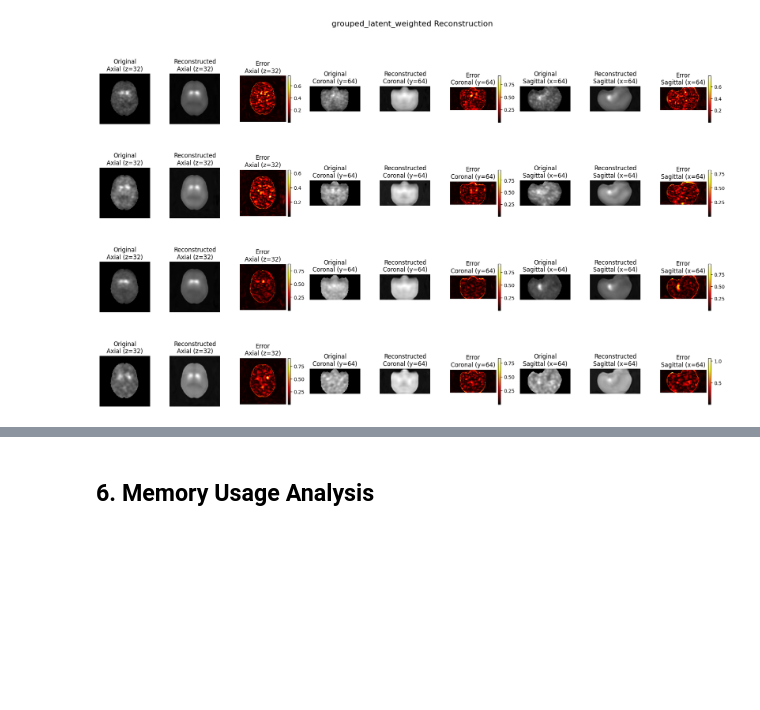
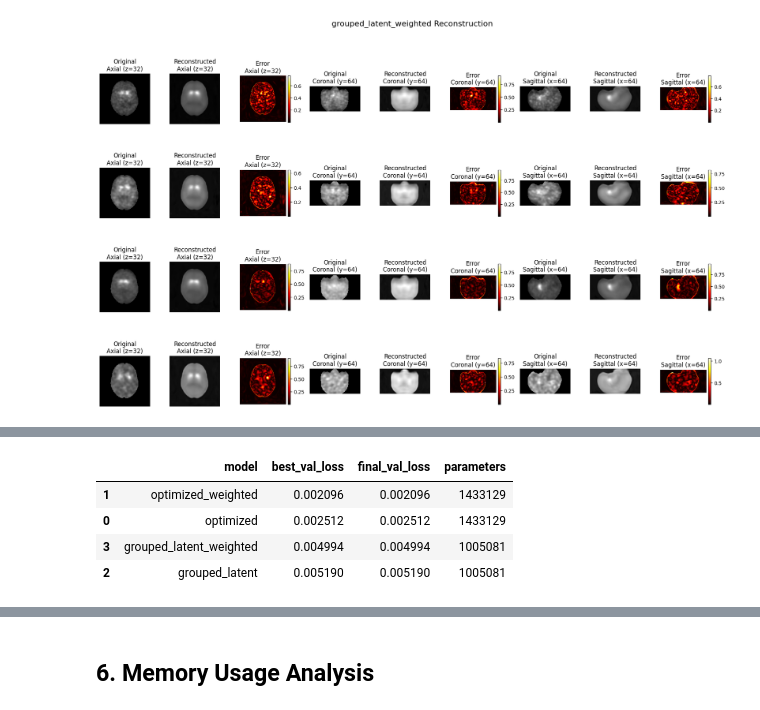
Before and after one commit to figoo210/unsupervised-parkinsons-imaging, a Jupyter notebook: autoencoder_optimization_experiments.ipynb, the cells around one changed output, grey strips where cells are left out. Saved outputs shown, nothing was run; the diff lists cells and outputs as text; code cells hidden in the pictures; blank space fills up the shorter version.

```diff
--- a/autoencoder_optimization_experiments.ipynb
+++ b/autoencoder_optimization_experiments.ipynb
@@ -1213,0 +1218,62 @@ except Exception as e:
+# %%
+from typing import Dict, Optional
+import json
+
+CHECKPOINT_MODELS = [
+    "optimized",
+    "optimized_weighted",
+    "grouped_latent",
+    "grouped_latent_weighted",
+]
+
+def load_checkpoint_artifacts(model_name: str, root: Path = Path(output_dir)) -> Optional[Dict]:
+    model_dir = root / model_name
+    metadata_path = model_dir / f"{model_name}_metadata.json"
+    best_path = model_dir / f"{model_name}_best.pth"
+
+    if not metadata_path.exists() or not best_path.exists():
+        print(f"[WARN] Missing files for {model_name} at {model_dir}")
+        return None
+
+    with open(metadata_path, "r") as handle:
+        metadata = json.load(handle)
+
+    model = get_model_variant(model_name.split("_weighted")[0] if model_name.endswith("_weighted") else model_name)
+    state_dict = torch.load(best_path, map_location=device)
+    model.load_state_dict(state_dict)
+    model = model.to(device).eval()
+
+    return {
+        "model_name": model_name,
+        "model": model,
+        "metadata": metadata,
+        "parameters": count_parameters(model),
+    }
+
+loaded_models = {}
+for name in CHECKPOINT_MODELS:
+    artifacts = load_checkpoint_artifacts(name)
+    if artifacts:
+        loaded_models[name] = artifacts
+
+if loaded_models:
+    summary = pd.DataFrame(
+        [
+            {
+                "model": name,
+                "best_val_loss": min(artifacts["metadata"].get("val_losses", [float("inf")])),
+                "final_val_loss": artifacts["metadata"].get("val_losses", [np.nan])[-1],
+                "parameters": artifacts["parameters"],
+            }
+            for name, artifacts in loaded_models.items()
+        ]
+    ).sort_values("best_val_loss")
+    display(summary)
+else:
+    print("No checkpoints loaded.")
+# %% [output]
+|  | model | best_val_loss | final_val_loss | parameters |
+| 1 | optimized_weighted | 0.002096 | 0.002096 | 1433129 |
+| 0 | optimized | 0.002512 | 0.002512 | 1433129 |
+| 3 | grouped_latent_weighted | 0.004994 | 0.004994 | 1005081 |
+| 2 | grouped_latent | 0.005190 | 0.005190 | 1005081 |
```
Also changed, not shown: parts of 17 cells of this notebook, 1 other file.
